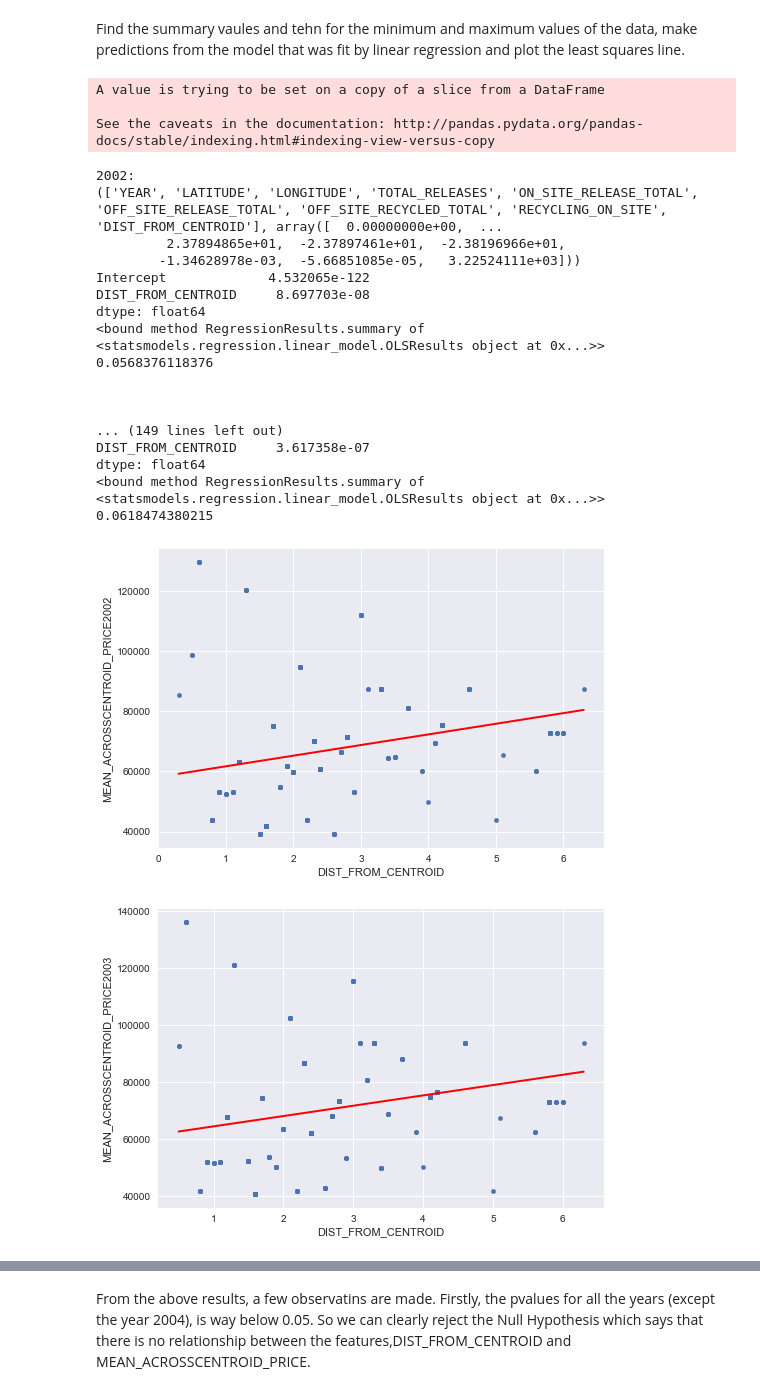
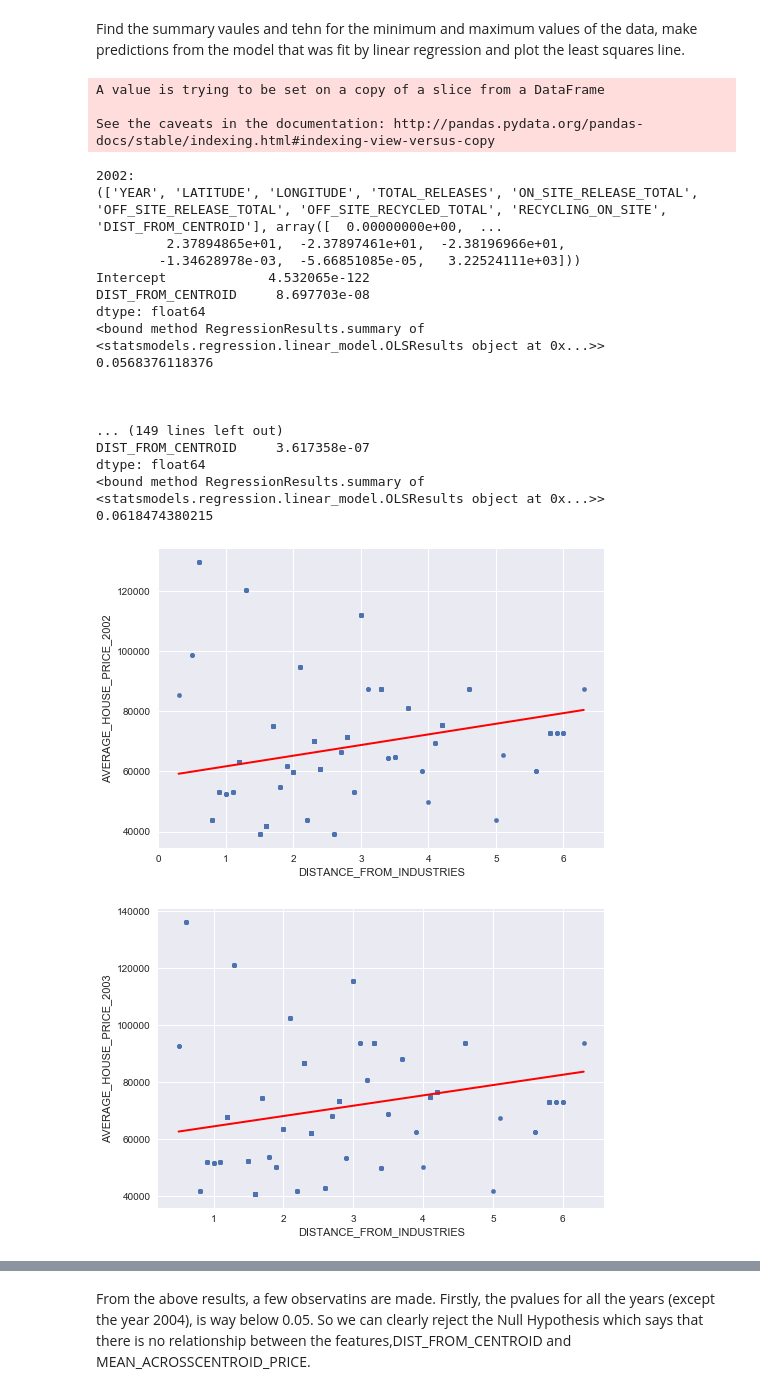
Before and after one commit to UNCG-CSE/Toxic-Crusaders, a Jupyter notebook: swetha/HypothesisTesting.ipynb, the cells around one changed output, grey strips where cells are left out. Saved outputs shown, nothing was run; the diff lists cells and outputs as text; code cells hidden in the pictures.

```diff
--- a/swetha/HypothesisTesting.ipynb
+++ b/swetha/HypothesisTesting.ipynb
@@ -381,32 +381,34 @@ for i in range(2002,2016):
     X_new = pd.DataFrame({'DIST_FROM_CENTROID': [df_trial.DIST_FROM_CENTROID.min(), df_trial.DIST_FROM_CENTROID.max()]})
     X_new.head()
     # make predictions for those x values and store them
     preds = lm.predict(X_new)
     preds
     # first, plot the observed data
     df_trial.plot(kind='scatter', x='DIST_FROM_CENTROID', y='MEAN_ACROSSCENTROID_PRICE'+str(i))
     # then, plot the least squares line
     plt.plot(X_new, preds, c='red', linewidth=2)
+    plt.xlabel('DISTANCE_FROM_INDUSTRIES')
+    plt.ylabel('AVERAGE_HOUSE_PRICE_'+str(i))
 # %% [output]
 A value is trying to be set on a copy of a slice from a DataFrame
 
 See the caveats in the documentation: http://pandas.pydata.org/pandas-docs/stable/indexing.html#indexing-view-versus-copy
 2002:
 (['YEAR', 'LATITUDE', 'LONGITUDE', 'TOTAL_RELEASES', 'ON_SITE_RELEASE_TOTAL', 'OFF_SITE_RELEASE_TOTAL', 'OFF_SITE_RECYCLED_TOTAL', 'RECYCLING_ON_SITE', 'DIST_FROM_CENTROID'], array([  0.00000000e+00,  ...
          2.37894865e+01,  -2.37897461e+01,  -2.38196966e+01,
         -1.34628978e-03,  -5.66851085e-05,   3.22524111e+03]))
 Intercept             4.532065e-122
 DIST_FROM_CENTROID     8.697703e-08
 dtype: float64
 <bound method RegressionResults.summary of <statsmodels.regression.linear_model.OLSResults object at 0x...>>
 0.0568376118376
 
 
 
 ... (149 lines left out)
 DIST_FROM_CENTROID     3.617358e-07
 dtype: float64
 <bound method RegressionResults.summary of <statsmodels.regression.linear_model.OLSResults object at 0x...>>
 0.0618474380215
-[figure, old version]
+[figure, new version]
-[figure, old version]
+[figure, new version]
```
Also changed, not shown: parts of 2 cells of this notebook.
